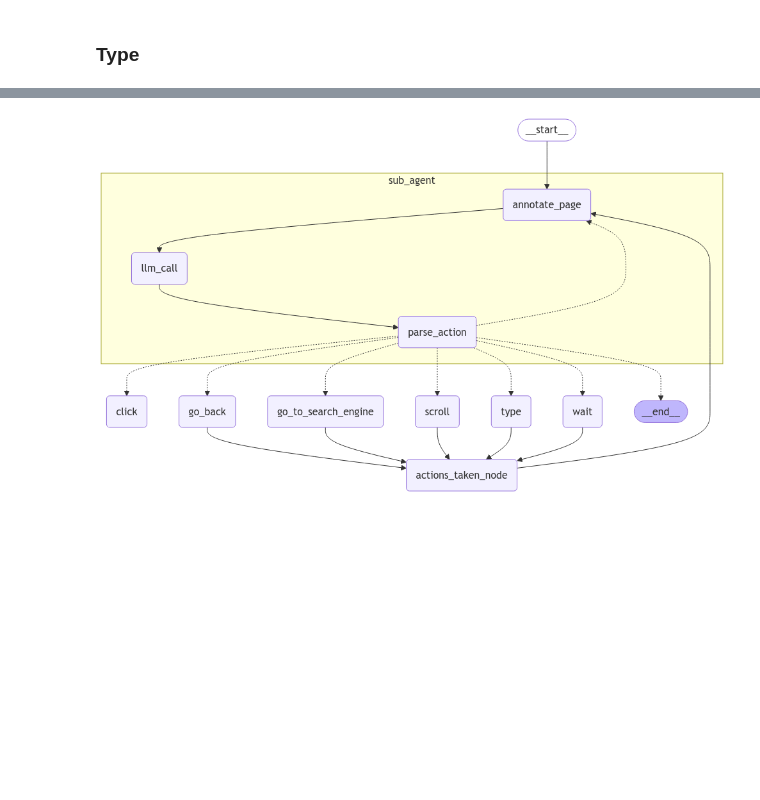
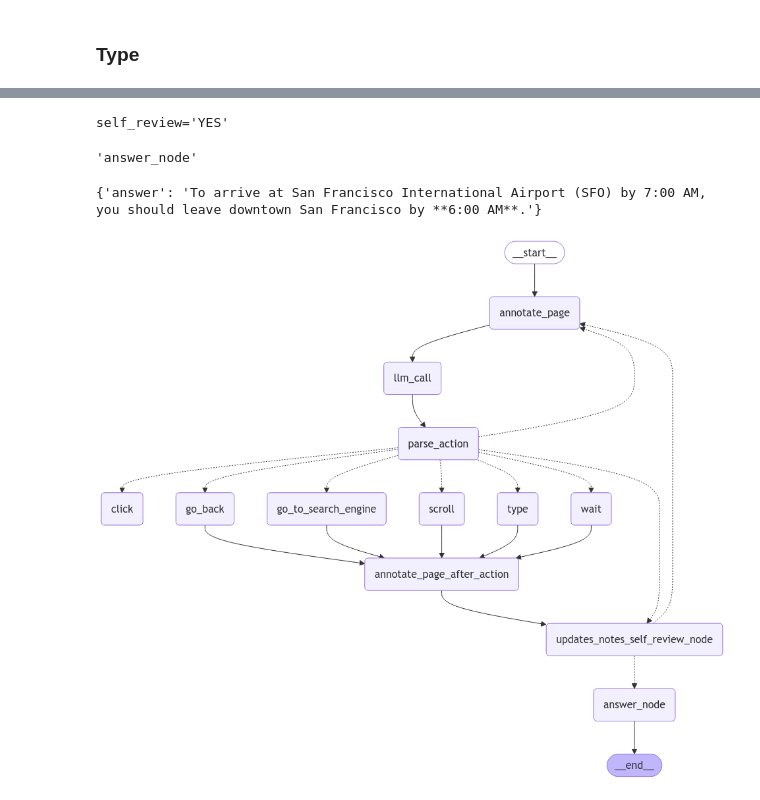
Before and after one commit to mrtrantuan/WebRover, a Jupyter notebook: webvoyager6.ipynb, the cells around one changed output, grey strips where cells are left out. Drawn from its saved outputs; the diff is of its cells as text; code cells hidden in the pictures; blank space fills up the shorter version.

```diff
--- a/webvoyager6.ipynb
+++ b/webvoyager6.ipynb
@@ -493,7 +498,7 @@ async def scroll(state: AgentState):
 # %%
 async def wait(state: AgentState):
     await asyncio.sleep(3)
-    return {"last_action": "Wait : waited for 3 seconds"}
+    return {"last_action": "Wait : waited for 3 seconds", "actions_taken": ["Wait : waited for 3 seconds"]}
 
 #   result = await wait(response)
 #result
@@ -506,8 +512,9 @@ async def go_back(state: AgentState):
 #result
 # %%
 async def go_to_search_engine(state: AgentState):
+    page = state["page"]
     await page.goto("https://www.google.com")
-    return {"last_action": "Go to Search Engine : Navigated to Google"}
+    return {"last_action": "Go to Search Engine : Navigated to Google", "actions_taken": ["Go to Search Engine : Navigated to Google"]}
 
 #result = await go_to_search_engine(response)
 #result
@@ -548,0 +635,21 @@ def actions_taken_node(state: AgentState):
+# %%
+notes = ["""The screenshot provided does not contain any information from Google Maps or any other navigation tool that could help determine the time you should leave to get to San Francisco International Airport (SFO) by 7 o'clock from downtown San Francisco.
+
+To find this information, you would need to:
+
+1. Open Google Maps on your device.
+2. Enter your starting point as "SF downtown" and your destination as "SFO".
+3. Set the arrival time to 7:00 AM.
+4. Google Maps will then calculate the estimated departure time based on current traffic conditions and provide you with the best route options.
+
+If you are using a mobile device, you can also use the "Depart at" or "Arrive by" feature to set your desired arrival time and get the recommended departure time."""]
+
+
+input = "What is the time I should leave to get to San Francisco International Airport (SFO) by 7 o'clock from downtown San Francisco?"
+state = AgentState(notes=notes, input=input)
+
+result = await self_review_node(state)
+result
+# %% [output]
+self_review='YES'
+'answer_node'
@@ -549,3 +683,14 @@ def actions_taken_node(state: AgentState):
+# %%
+notes = ["""You should leave downtown San Francisco by 6:00 AM to get to San Francisco International Airport (SFO) by 7:00 AM."""]
+
+
+input = "What is the time I should leave to get to San Francisco International Airport (SFO) by 7 o'clock from downtown San Francisco?"
+state = AgentState(notes=notes, input=input)
+
+result = await answer_node(state)
+result
+# %% [output]
+{'answer': 'To arrive at San Francisco International Airport (SFO) by 7:00 AM, you should leave downtown San Francisco by **6:00 AM**.'}
 # %%
 tools = {
     "Click": "click",
@@ -564,39 +709,48 @@ def tool_router(state: AgentState):
     action_type = action.split(" ")[0]
     print(action_type)
     if action_type == "retry":
-        return "sub_agent"
-    if action_type == "ANSWER":
-        return END
+        return "annotate_page"
+    if action_type == "Respond":
+        return "updates_notes_self_review_node"
     return tools[action_type]
 # %%
 from langgraph.graph import StateGraph, START, END
 
 builder = StateGraph(AgentState)
 
-builder.add_node("actions_taken_node", actions_taken_node)
-builder.add_node("sub_agent", sub_agent_builder.compile())
+builder.add_node("annotate_page", annotate_page)
+builder.add_node("llm_call", llm_call_node)
+builder.add_node("parse_action", parse_action_node)
+builder.add_node("updates_notes_self_review_node", updates_notes_self_review_node)
+#builder.add_node("sub_agent", sub_agent_builder.compile())
 builder.add_node("click", click)
 builder.add_node("type", type)
 builder.add_node("scroll", scroll)
 builder.add_node("wait", wait)
 builder.add_node("go_back", go_back)
 builder.add_node("go_to_search_engine", go_to_search_engine)
+builder.add_node("answer_node", answer_node)
+builder.add_node("annotate_page_after_action", annotate_page_after_action)
 
-builder.add_edge(START, "sub_agent")
-builder.add_conditional_edges("sub_agent", tool_router, ["sub_agent", END,  "click", "type", "scroll", "wait", "go_back", "go_to_search_engine"])
-builder.add_edge("click", "actions_taken_node")
-builder.add_edge("type", "actions_taken_node")
-builder.add_edge("scroll", "actions_taken_node")
-builder.add_edge("wait", "actions_taken_node")
-builder.add_edge("go_back", "actions_taken_node")
-builder.add_edge("go_to_search_engine", "actions_taken_node")
-builder.add_edge("actions_taken_node", "sub_agent")
+builder.add_edge(START, "annotate_page")
+builder.add_edge("annotate_page", "llm_call")
+builder.add_edge("llm_call", "parse_action")
+builder.add_conditional_edges("parse_action", tool_router, ["annotate_page",  "click", "type", "scroll", "wait", "go_back", "go_to_search_engine", "updates_notes_self_review_node"])
+builder.add_edge("click", "annotate_page_after_action")
+builder.add_edge("type", "annotate_page_after_action")
+builder.add_edge("scroll", "annotate_page_after_action")
+builder.add_edge("wait", "annotate_page_after_action")
+builder.add_edge("go_back", "annotate_page_after_action")
+builder.add_edge("go_to_search_engine", "annotate_page_after_action")
+builder.add_edge("annotate_page_after_action", "updates_notes_self_review_node")
+builder.add_conditional_edges("updates_notes_self_review_node", self_review_node, ["answer_node", "annotate_page"])
+builder.add_edge("answer_node", END)
 
 main_agent_graph = builder.compile()
 
 display(Image(main_agent_graph.get_graph(xray=1).draw_mermaid_png()))
 # %% [output]
-[figure, old version]
+[figure, new version]
 # %%
 result = await setup_browser_2("https://www.google.com/")
 playwright, browser, page = result
```
Also changed, not shown: parts of 13 cells of this notebook, 2 other files.
